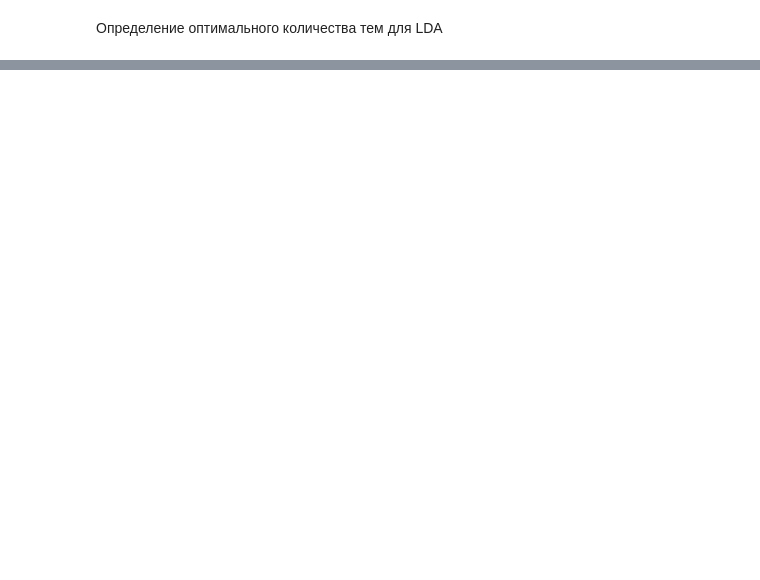
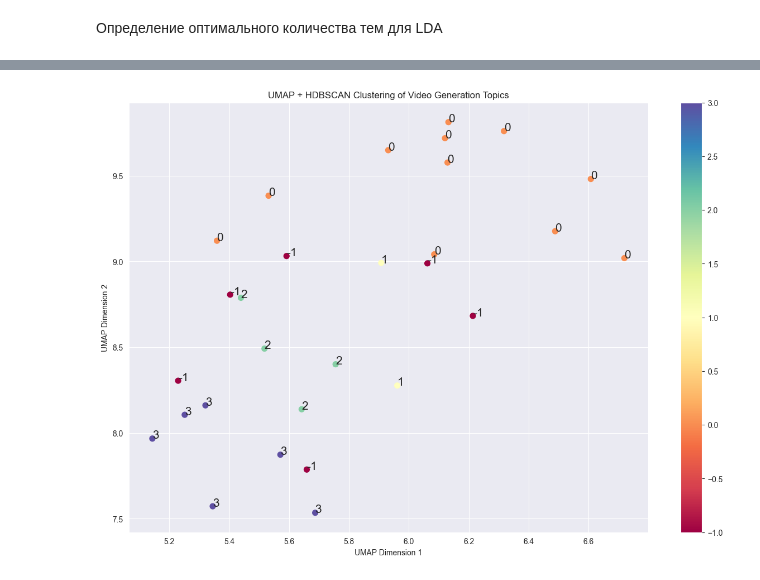
Before and after one commit to nikfilonenko/video_gen_trends_analysis, a Jupyter notebook: src/notebooks/arXiv_video_generation_trends.ipynb, the cells around one changed output, grey strips where cells are left out. Cells and saved outputs as stored; diff of their text form; code cells hidden in the pictures; blank space fills up the shorter version.

```diff
--- a/src/notebooks/arXiv_video_generation_trends.ipynb
+++ b/src/notebooks/arXiv_video_generation_trends.ipynb
@@ -479,0 +630,3 @@ pyLDAvis.show(panel)
+# %%
+dictionary = Dictionary(tokens)
+corpus = [dictionary.doc2bow(text) for text in tokens]
@@ -479,0 +875,10 @@ pyLDAvis.show(panel)
+# %%
+reducer = umap.UMAP(
+    n_components=5,
+    random_state=42
+)
+
+umap_embeddings = reducer.fit_transform(
+    topic_embeddings)
+
+umap_embeddings.shape
@@ -479,0 +907,17 @@ pyLDAvis.show(panel)
+# %%
+clusterer = hdbscan.HDBSCAN(
+    min_cluster_size=2,
+    gen_min_span_tree=True
+)
+
+labels = clusterer.fit_predict(umap_embeddings)
+
+df_topics = pd.DataFrame(
+    {
+        "topic_id": list(topics_dict.keys()),
+        "keywords": list(topics_dict.values()),
+        "cluster": labels
+    }
+)
+
+df_topics["cluster"].value_counts()
@@ -479,0 +1002,16 @@ pyLDAvis.show(panel)
+# %%
+plt.figure(figsize=(15, 10))
+scatter = plt.scatter(umap_embeddings[:, 0], umap_embeddings[:, 1], c=labels, cmap="Spectral", s=50)
+
+plt.colorbar(scatter)
+plt.title("UMAP + HDBSCAN Clustering of Video Generation Topics")
+plt.xlabel("UMAP Dimension 1")
+plt.ylabel("UMAP Dimension 2")
+
+
+for i, txt in enumerate(df_topics["cluster"]):
+    plt.annotate(txt, (umap_embeddings[i, 0], umap_embeddings[i, 1]), fontsize=15)
+
+plt.show()
+# %% [output]
+[figure, added]
```
Also changed, not shown: parts of 74 cells of this notebook, 4 other files.
